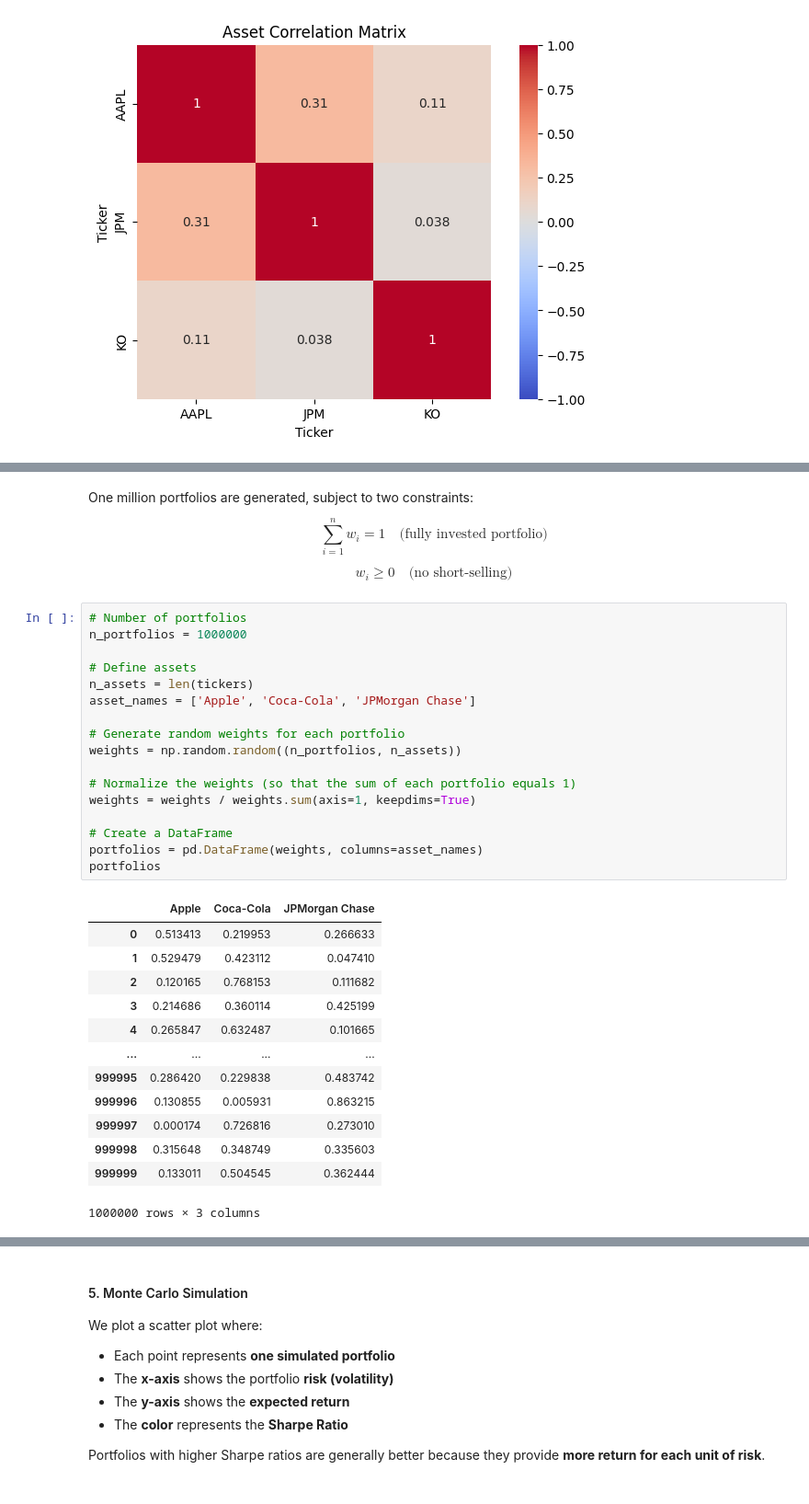
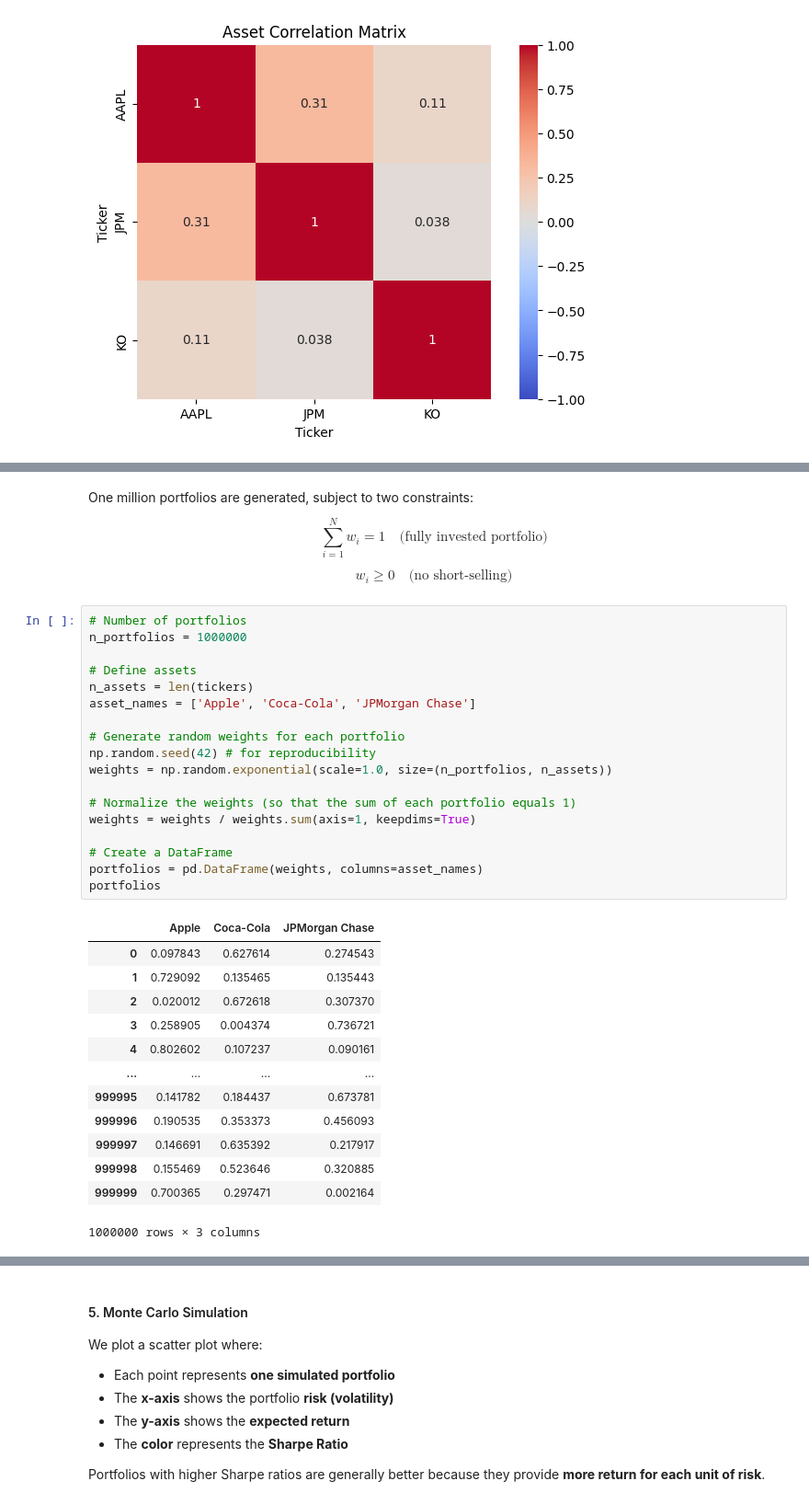
Before and after one commit to lethinhatha3105/GSoC_2026, a Jupyter notebook: test_porfolio_optimization.ipynb, the cells around one changed output, grey strips where cells are left out. Shown at 92% size. Saved outputs shown, nothing was run; the diff lists cells and outputs as text.

```diff
--- a/test_porfolio_optimization.ipynb
+++ b/test_porfolio_optimization.ipynb
@@ -79,7 +79,7 @@ array([0.19543503, 0.32102085, 0.17025083])
 One million portfolios are generated, subject to two constraints:
 
 $$
-\sum_{i=1}^{n} w_i = 1 \quad \text{(fully invested portfolio)}
+\sum_{i=1}^{N} w_i = 1 \quad \text{(fully invested portfolio)}
 $$
 
 $$
@@ -88,33 +88,34 @@ $$
 # %%
 # Number of portfolios
 n_portfolios = 1000000
 
 # Define assets
 n_assets = len(tickers)
 asset_names = ['Apple', 'Coca-Cola', 'JPMorgan Chase']
 
 # Generate random weights for each portfolio
-weights = np.random.random((n_portfolios, n_assets))
+np.random.seed(42) # for reproducibility
+weights = np.random.exponential(scale=1.0, size=(n_portfolios, n_assets))
 
 # Normalize the weights (so that the sum of each portfolio equals 1)
 weights = weights / weights.sum(axis=1, keepdims=True)
 
 # Create a DataFrame
 portfolios = pd.DataFrame(weights, columns=asset_names)
 portfolios
 # %% [output]
 |  | Apple | Coca-Cola | JPMorgan Chase |
-| 0 | 0.513413 | 0.219953 | 0.266633 |
-| 1 | 0.529479 | 0.423112 | 0.047410 |
-| 2 | 0.120165 | 0.768153 | 0.111682 |
-| 3 | 0.214686 | 0.360114 | 0.425199 |
-| 4 | 0.265847 | 0.632487 | 0.101665 |
+| 0 | 0.097843 | 0.627614 | 0.274543 |
+| 1 | 0.729092 | 0.135465 | 0.135443 |
+| 2 | 0.020012 | 0.672618 | 0.307370 |
+| 3 | 0.258905 | 0.004374 | 0.736721 |
+| 4 | 0.802602 | 0.107237 | 0.090161 |
 | ... | ... | ... | ... |
-| 999995 | 0.286420 | 0.229838 | 0.483742 |
-| 999996 | 0.130855 | 0.005931 | 0.863215 |
-| 999997 | 0.000174 | 0.726816 | 0.273010 |
-| 999998 | 0.315648 | 0.348749 | 0.335603 |
-| 999999 | 0.133011 | 0.504545 | 0.362444 |
+| 999995 | 0.141782 | 0.184437 | 0.673781 |
+| 999996 | 0.190535 | 0.353373 | 0.456093 |
+| 999997 | 0.146691 | 0.635392 | 0.217917 |
+| 999998 | 0.155469 | 0.523646 | 0.320885 |
+| 999999 | 0.700365 | 0.297471 | 0.002164 |
 1000000 rows × 3 columns
 # %% [markdown]
 #### 2. Expected portfolio return
```
Also changed, not shown: parts of 19 cells of this notebook.
